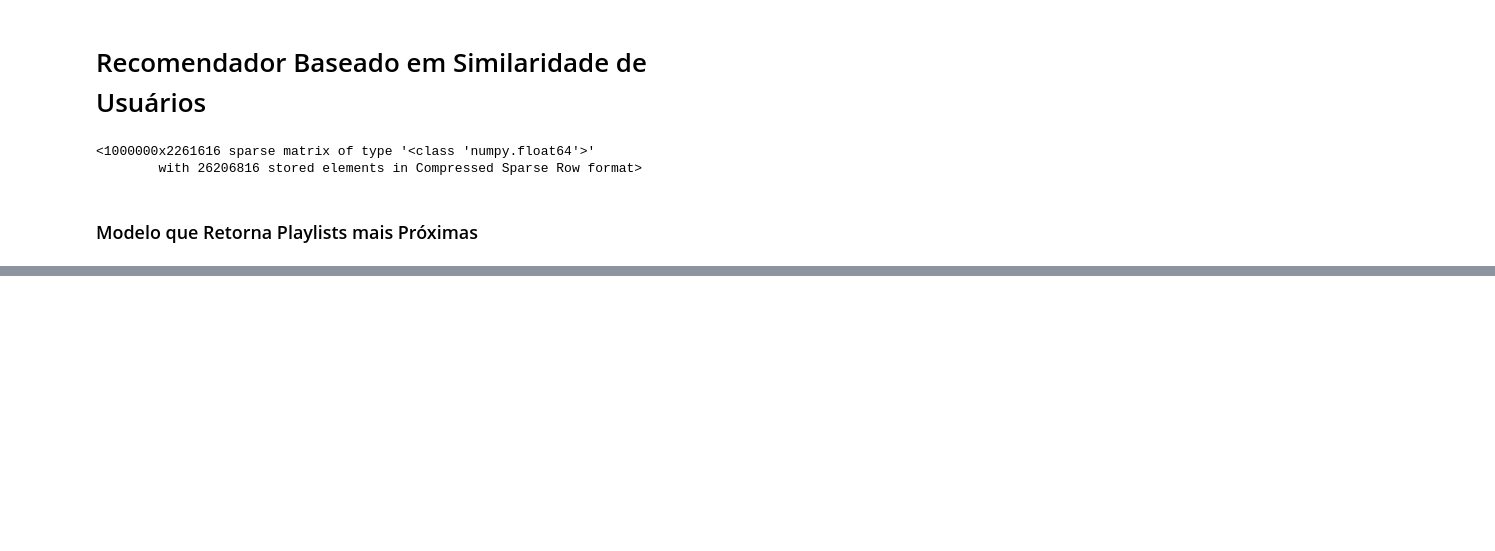
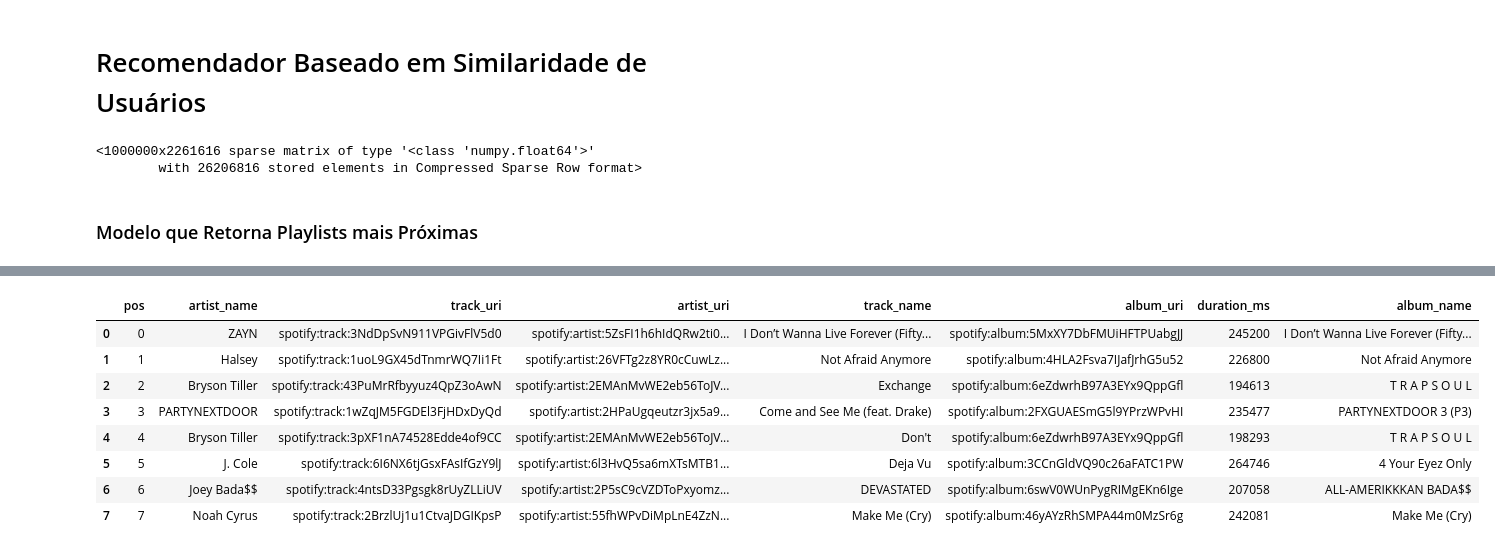
Before and after one commit to PauloFRC/SpotifyRecommender, a Jupyter notebook: models/User Based Recommender System.ipynb, the cells around one changed output, grey strips where cells are left out. Cells and saved outputs as stored; diff of their text form; code cells hidden in the pictures; blank space fills up the shorter version.

```diff
--- a/models/User Based Recommender System.ipynb
+++ b/models/User Based Recommender System.ipynb
@@ -85,3 +86,15 @@ Carregando dados da slice 6000-6999
 | 14 | 14 | Debbie Deb | spotify:track:5BDs2KeMpNXSFVwCFOWD2C | spotify:artist:2fpDcOSlkE5VVZdL6B... | When I Hear Music | spotify:album:3kLM790mqbq4h8E6eI50GW | 425560 | She’s Back |
 # %%
 cosine_similarity(sparse_matrix)
+# %%
+dataset.read_playlist_formatted(100000)
+# %% [output]
+|  | pos | artist_name | track_uri | artist_uri | track_name | album_uri | duration_ms | album_name |
+| 0 | 0 | ZAYN | spotify:track:3NdDpSvN911VPGivFlV5d0 | spotify:artist:5ZsFI1h6hIdQRw2ti0... | I Don’t Wanna Live Forever (Fifty... | spotify:album:5MxXY7DbFMUiHFTPUabgJJ | 245200 | I Don’t Wanna Live Forever (Fifty... |
+| 1 | 1 | Halsey | spotify:track:1uoL9GX45dTnmrWQ7Ii1Ft | spotify:artist:26VFTg2z8YR0cCuwLz... | Not Afraid Anymore | spotify:album:4HLA2Fsva7IJafJrhG5u52 | 226800 | Not Afraid Anymore |
+| 2 | 2 | Bryson Tiller | spotify:track:43PuMrRfbyyuz4QpZ3oAwN | spotify:artist:2EMAnMvWE2eb56ToJV... | Exchange | spotify:album:6eZdwrhB97A3EYx9QppGfl | 194613 | T R A P S O U L |
+| 3 | 3 | PARTYNEXTDOOR | spotify:track:1wZqJM5FGDEl3FjHDxDyQd | spotify:artist:2HPaUgqeutzr3jx5a9... | Come and See Me (feat. Drake) | spotify:album:2FXGUAESmG5l9YPrzWPvHI | 235477 | PARTYNEXTDOOR 3 (P3) |
+| 4 | 4 | Bryson Tiller | spotify:track:3pXF1nA74528Edde4of9CC | spotify:artist:2EMAnMvWE2eb56ToJV... | Don't | spotify:album:6eZdwrhB97A3EYx9QppGfl | 198293 | T R A P S O U L |
+| 5 | 5 | J. Cole | spotify:track:6I6NX6tjGsxFAsIfGzY9lJ | spotify:artist:6l3HvQ5sa6mXTsMTB1... | Deja Vu | spotify:album:3CCnGldVQ90c26aFATC1PW | 264746 | 4 Your Eyez Only |
+| 6 | 6 | Joey Bada$$ | spotify:track:4ntsD33Pgsgk8rUyZLLiUV | spotify:artist:2P5sC9cVZDToPxyomz... | DEVASTATED | spotify:album:6swV0WUnPygRIMgEKn6Ige | 207058 | ALL-AMERIKKKAN BADA$$ |
+| 7 | 7 | Noah Cyrus | spotify:track:2BrzlUj1u1CtvaJDGIKpsP | spotify:artist:55fhWPvDiMpLnE4ZzN... | Make Me (Cry) | spotify:album:46yAYzRhSMPA44m0MzSr6g | 242081 | Make Me (Cry) |
```
Also changed, not shown: parts of 1 cell of this notebook, 1 other file.
